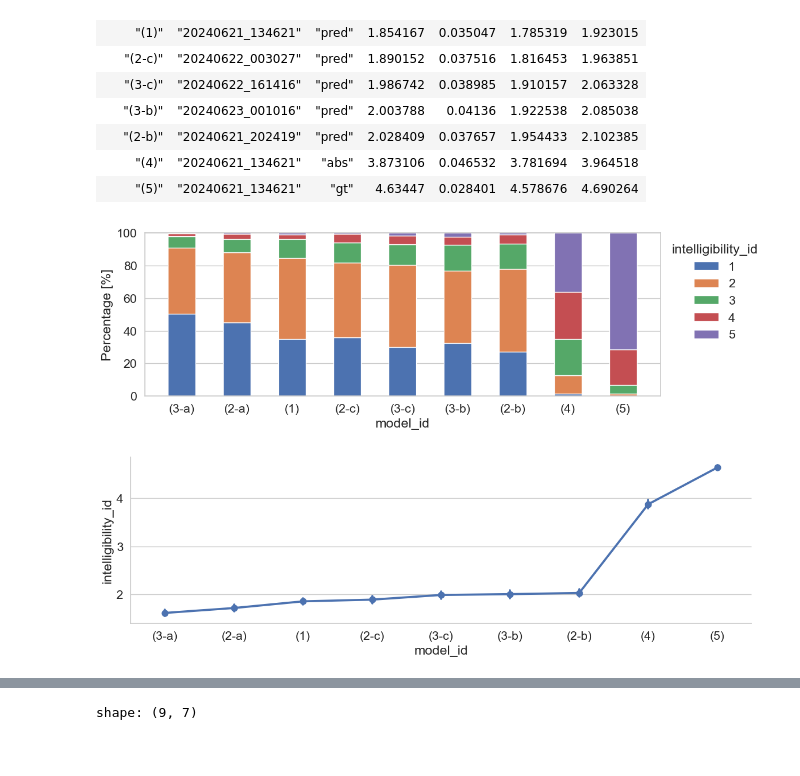
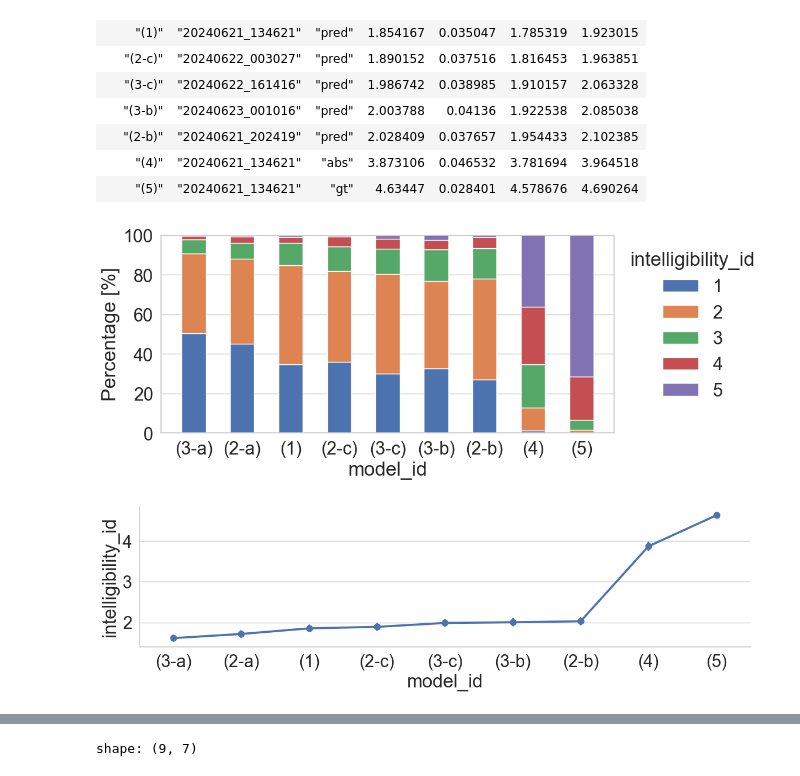
Before and after one commit to kyushusouth/subjective-evaluation-test-2, a Jupyter notebook: src_py/analize.ipynb, the cells around one changed output, grey strips where cells are left out. Saved outputs shown, nothing was run; the diff lists cells and outputs as text; code cells hidden in the pictures.

```diff
--- a/src_py/analize.ipynb
+++ b/src_py/analize.ipynb
@@ -1,6 +1,7 @@
 # %%
 import itertools
 import math
+from pathlib import Path
 
 import matplotlib.pyplot as plt
 import numpy as np
@@ -10,7 +11,10 @@ import seaborn as sns
 from scipy.stats import mannwhitneyu, ttest_ind
 from statsmodels.stats.multitest import multipletests
 
-sns.set_theme(style="whitegrid", font_scale=1.4)
+# sns.set_theme(style="whitegrid", palette="gray", font_scale=1.4)
+sns.set_theme(style="whitegrid", font_scale=2.0)
+# save_dir = Path("~/class/research/master_thesis/figure/sec4").expanduser()
+save_dir = Path("~/dev/nextjs/subjective-evaluation-test-2/src_py/figs").expanduser()
 # %%
 def calculate_t_value(sample_size: int, alpha: float) -> float:
     """
@@ -473,21 +479,23 @@ shape: (9, 7)
 # %%
 display_score_pct_bar_plot(
     df_answer=df_answer,
     df_summary_stats=df_summary_stats_intelligibility,
     colname="intelligibility_id",
-    save_path="./figs/int_score_pct.png",
+    # save_path="./figs/int_score_pct.png",
+    save_path=str(save_dir / "int_score_pct.png"),
 )
 
 display_mean_point_plot(
     df_answer=df_answer,
     df_summary_stats=df_summary_stats_intelligibility,
     t_value=t_value,
     colname="intelligibility_id",
-    save_path="./figs/int_summary_stats.png",
+    # save_path="./figs/int_summary_stats.png",
+    save_path=str(save_dir / "int_summary_stats.png"),
 )
 # %% [output]
-[figure, old version]
+[figure, new version]
-[figure, old version]
+[figure, new version]
 # %%
 df_htest_result_intelligibility = hypothesis_testing(
     df_summary_stats=df_summary_stats_intelligibility,
```
Also changed, not shown: parts of 21 cells of this notebook, 6 other files.
